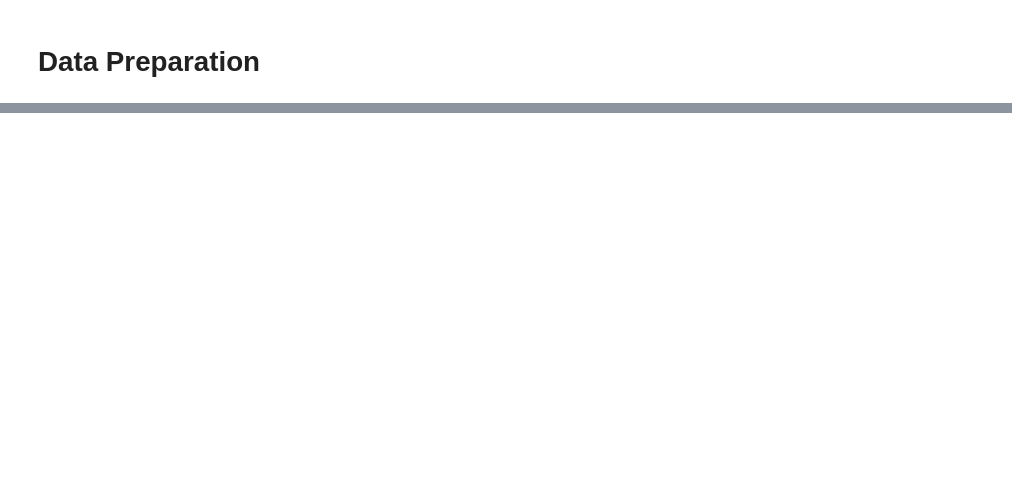
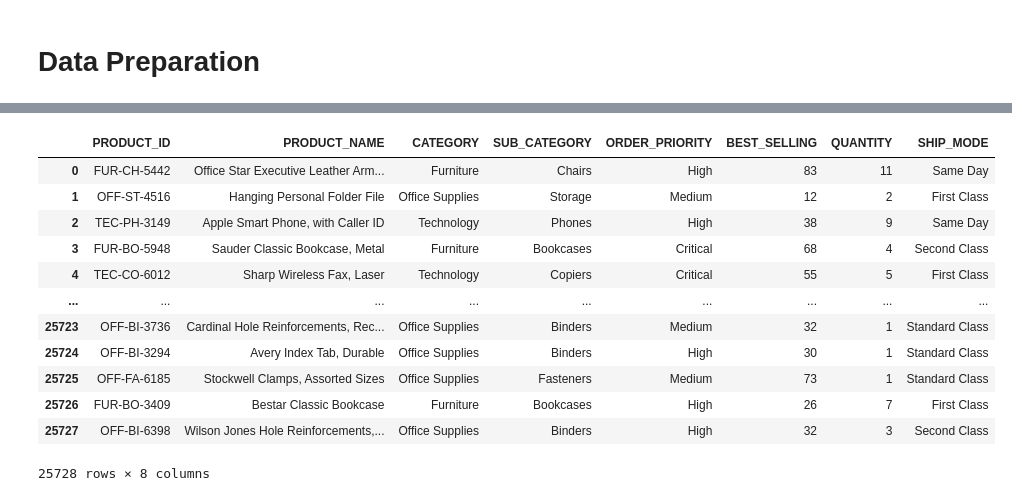
Before and after one commit to talibtahir/ETL, a Jupyter notebook: ETL_2.ipynb, the cells around one changed output, grey strips where cells are left out. Cells and saved outputs as stored; diff of their text form; code cells hidden in the pictures; blank space fills up the shorter version.

```diff
--- a/ETL_2.ipynb
+++ b/ETL_2.ipynb
@@ -242,0 +320,29 @@ df['COUNTRY_RANK'] = df.groupby('COUNTRY')['TOTAL_PRICE'].rank(method="dense", a
+# %%
+dim_product = (
+    df[[
+        'PRODUCT_ID',
+        'PRODUCT_NAME',
+        'CATEGORY',
+        'SUB_CATEGORY',
+        'ORDER_PRIORITY',
+        'BEST_SELLING',
+        'QUANTITY',
+        'SHIP_MODE'
+    ]]
+)
+
+dim_product
+# %% [output]
+|  | PRODUCT_ID | PRODUCT_NAME | CATEGORY | SUB_CATEGORY | ORDER_PRIORITY | BEST_SELLING | QUANTITY | SHIP_MODE |
+| 0 | FUR-CH-5442 | Office Star Executive Leather Arm... | Furniture | Chairs | High | 83 | 11 | Same Day |
+| 1 | OFF-ST-4516 | Hanging Personal Folder File | Office Supplies | Storage | Medium | 12 | 2 | First Class |
+| 2 | TEC-PH-3149 | Apple Smart Phone, with Caller ID | Technology | Phones | High | 38 | 9 | Same Day |
+| 3 | FUR-BO-5948 | Sauder Classic Bookcase, Metal | Furniture | Bookcases | Critical | 68 | 4 | Second Class |
+| 4 | TEC-CO-6012 | Sharp Wireless Fax, Laser | Technology | Copiers | Critical | 55 | 5 | First Class |
+| ... | ... | ... | ... | ... | ... | ... | ... | ... |
+| 25723 | OFF-BI-3736 | Cardinal Hole Reinforcements, Rec... | Office Supplies | Binders | Medium | 32 | 1 | Standard Class |
+| 25724 | OFF-BI-3294 | Avery Index Tab, Durable | Office Supplies | Binders | High | 30 | 1 | Standard Class |
+| 25725 | OFF-FA-6185 | Stockwell Clamps, Assorted Sizes | Office Supplies | Fasteners | Medium | 73 | 1 | Standard Class |
+| 25726 | FUR-BO-3409 | Bestar Classic Bookcase | Furniture | Bookcases | High | 26 | 7 | First Class |
+| 25727 | OFF-BI-6398 | Wilson Jones Hole Reinforcements,... | Office Supplies | Binders | High | 32 | 3 | Second Class |
+25728 rows × 8 columns
```
Also changed, not shown: parts of 22 cells of this notebook, 4 other files.
